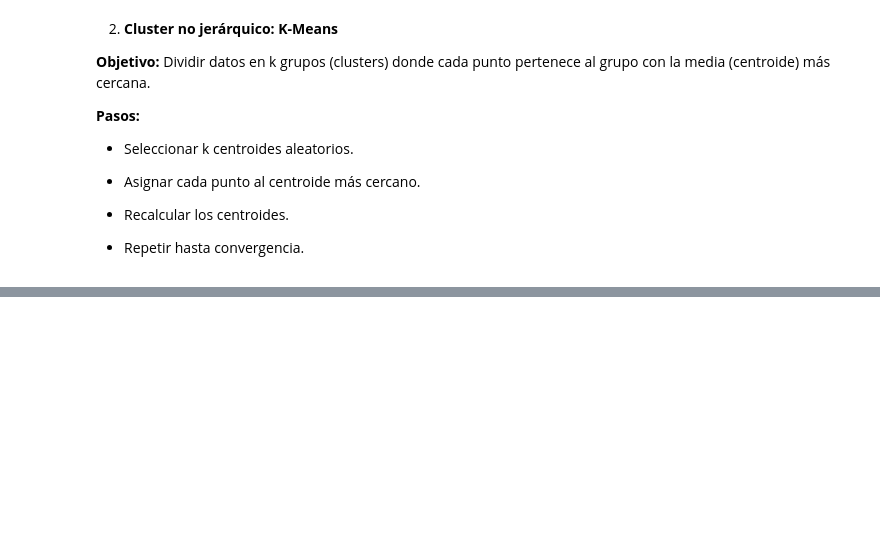
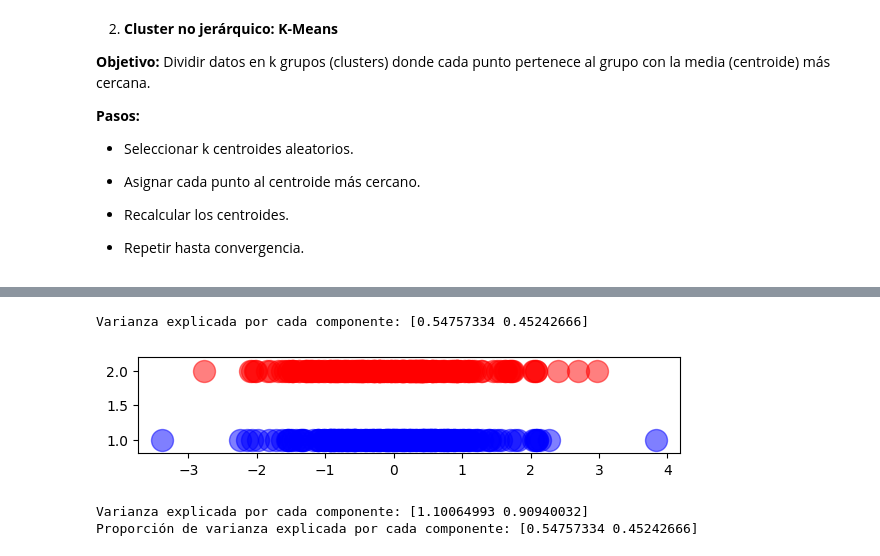
Before and after one commit to ednavivianasegura/AccesoImages, a Jupyter notebook: ModelosNoSupervisados.ipynb, the cells around one changed output, grey strips where cells are left out. Drawn from its saved outputs; the diff is of its cells as text; code cells hidden in the pictures; blank space fills up the shorter version.

```diff
--- a/ModelosNoSupervisados.ipynb
+++ b/ModelosNoSupervisados.ipynb
@@ -402,0 +505,23 @@ plt.show()
+# %%
+# Aplicar PCA (sin reducir aún)
+pca = PCA()                     # Inicializa sin especificar componentes
+componentes = pca.fit_transform(X_scaled)  # Datos estandarizados
+
+# Varianza explicada
+print("Varianza explicada por cada componente:", pca.explained_variance_ratio_)
+# %% [output]
+Varianza explicada por cada componente: [0.54757334 0.45242666]
+# %%
+# Código de visualización
+plt.figure(figsize=(7, 7))
+plt.axes().set_aspect("equal")
+plt.scatter(X_scaled[:, 0], [2]*X_scaled[:, 0].size, s=250, color="red", alpha=0.5)
+plt.scatter(X_scaled[:, 1], [1]*X_scaled[:, 1].size, s=250, color="blue", alpha=0.5)
+plt.ylim((0.8, 2.2))
+plt.show()
+print("Varianza explicada por cada componente:", pca.explained_variance_)
+print("Proporción de varianza explicada por cada componente:", pca.explained_variance_ratio_)
+# %% [output]
+[figure, added]
+Varianza explicada por cada componente: [1.10064993 0.90940032]
+Proporción de varianza explicada por cada componente: [0.54757334 0.45242666]
```
Also changed, not shown: parts of 9 cells of this notebook.
